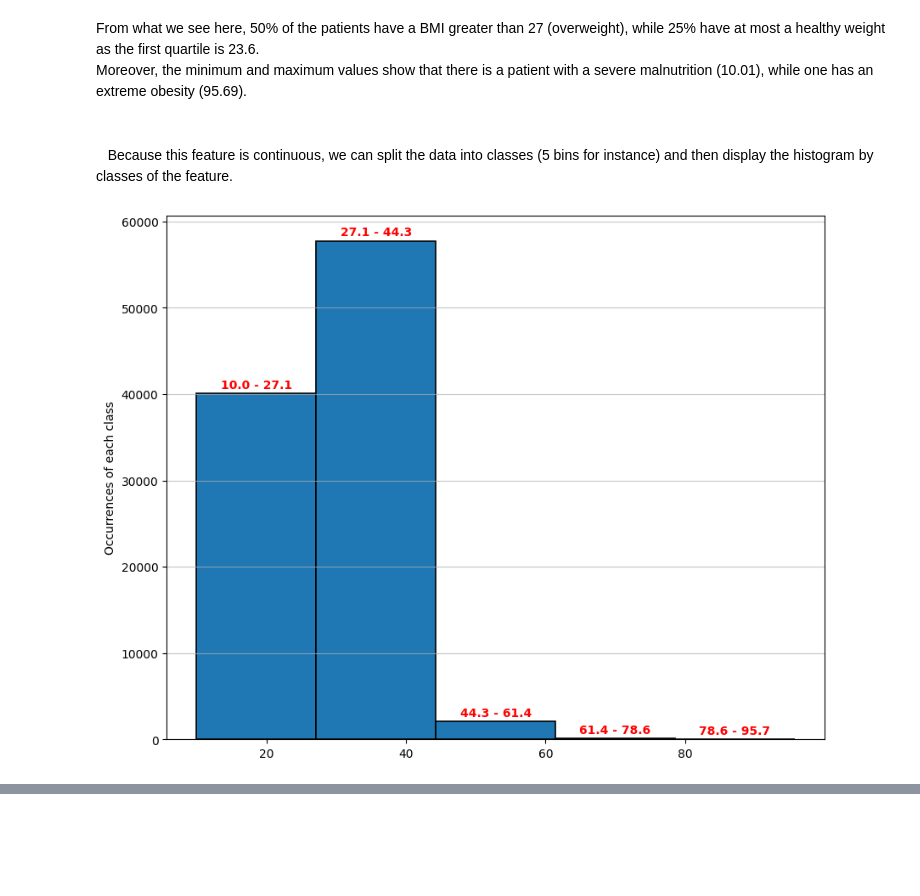
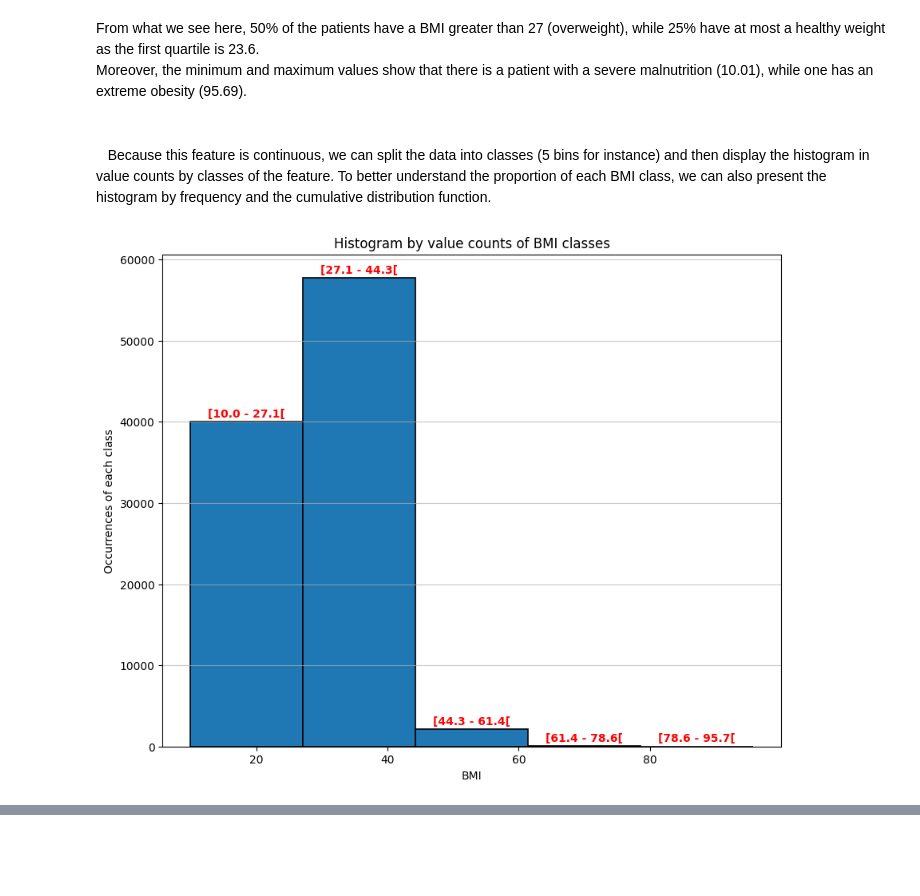
Before and after one commit to RefaelAharouni/Project_Machine_Learning_Refael_Venkatsai_Norbert_William, a Jupyter notebook: Project_Machine_Learning_Refael_Venkatsai_Norbert_William.ipynb, the cells around one changed output, grey strips where cells are left out. Saved outputs shown, nothing was run; the diff lists cells and outputs as text; code cells hidden in the pictures.

```diff
--- a/Project_Machine_Learning_Refael_Venkatsai_Norbert_William.ipynb
+++ b/Project_Machine_Learning_Refael_Venkatsai_Norbert_William.ipynb
@@ -302,18 +303,21 @@ dtype: float64
 From what we see here, 50% of the patients have a BMI greater than 27 (overweight), while 25% have at most a healthy weight as the first quartile is 23.6.
 <br>Moreover, the minimum and maximum values show that there is a patient with a severe malnutrition (10.01), while one has an extreme obesity (95.69).
 # %% [markdown]
-<br>&nbsp;&nbsp;&nbsp;Because this feature is continuous, we can split the data into classes (5 bins for instance) and then display the histogram by classes of the feature.
+<br>&nbsp;&nbsp;&nbsp;Because this feature is continuous, we can split the data into classes (5 bins for instance) and then display the histogram in value counts by classes of the feature. To better understand the proportion of each BMI class, we can also present the histogram by frequency and the cumulative distribution function.
 # %%
 plt.figure(figsize = (10, 8))
-valuecounts, bins, _ = plt.hist(data["bmi"], bins = 5, edgecolor = "black", linewidth = 1.2)
-labels = [f"{round(bins[i], 1)} - {round(bins[i+1], 1)}" for i in range(len(bins) - 1)]
+valuecounts, bins, _ = plt.hist(data["bmi"], bins = 5, edgecolor = "black", linewidth = 1.2) # We draw the histogram
+
+# We center the text indicating the class at the top of each rectangle of the histogram
+labels = [f"[{round(bins[i], 1)} - {round(bins[i+1], 1)}[" for i in range(len(bins) - 1)]
 centeredLabels = [(bins[i+1] + bins[i])/2 for i in range(len(bins) - 1)]
-
 for i, j, k in zip(centeredLabels, labels, valuecounts):
   plt.text(i, k + max(valuecounts)/100, j, ha = "center", color = "red", fontweight = "bold")
+
+plt.title("Histogram by value counts of BMI classes")
 plt.xlabel("BMI")
 plt.ylabel("Occurrences of each class")
-plt.grid(axis='y', linestyle='-', alpha=0.7)
+plt.grid(axis='y', linestyle='-', alpha=0.7) # We add a grid, to make the representation easier to understand
 plt.show()
 # %% [output]
-[figure, old version]
+[figure, new version]
```
Also changed, not shown: parts of 48 cells of this notebook.
